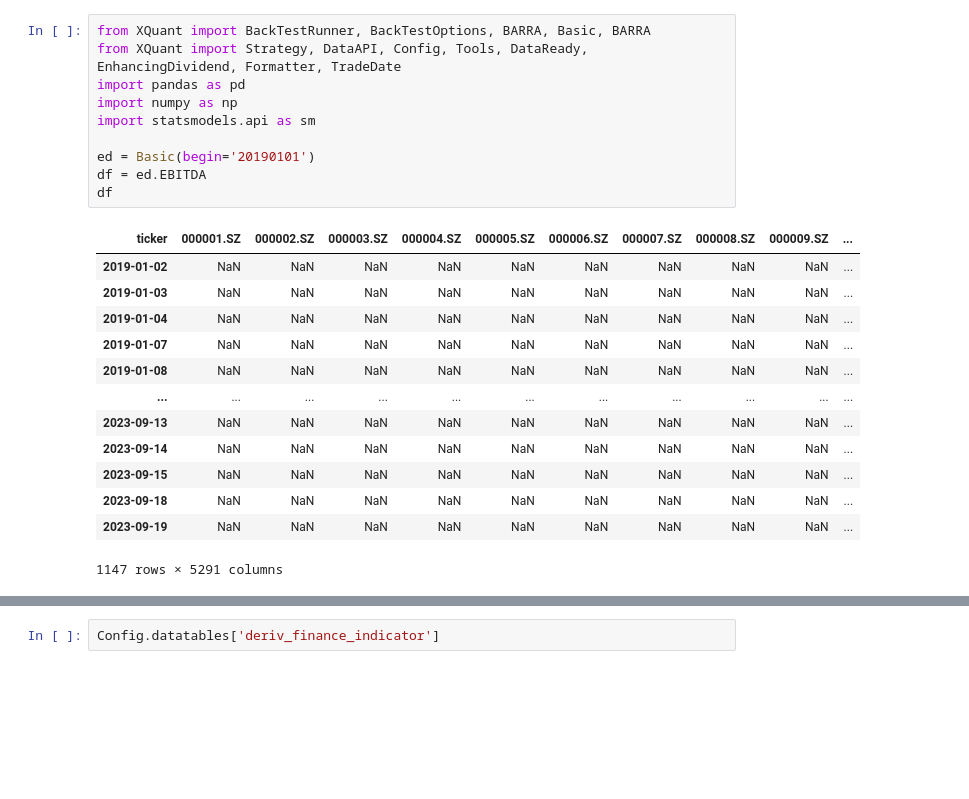
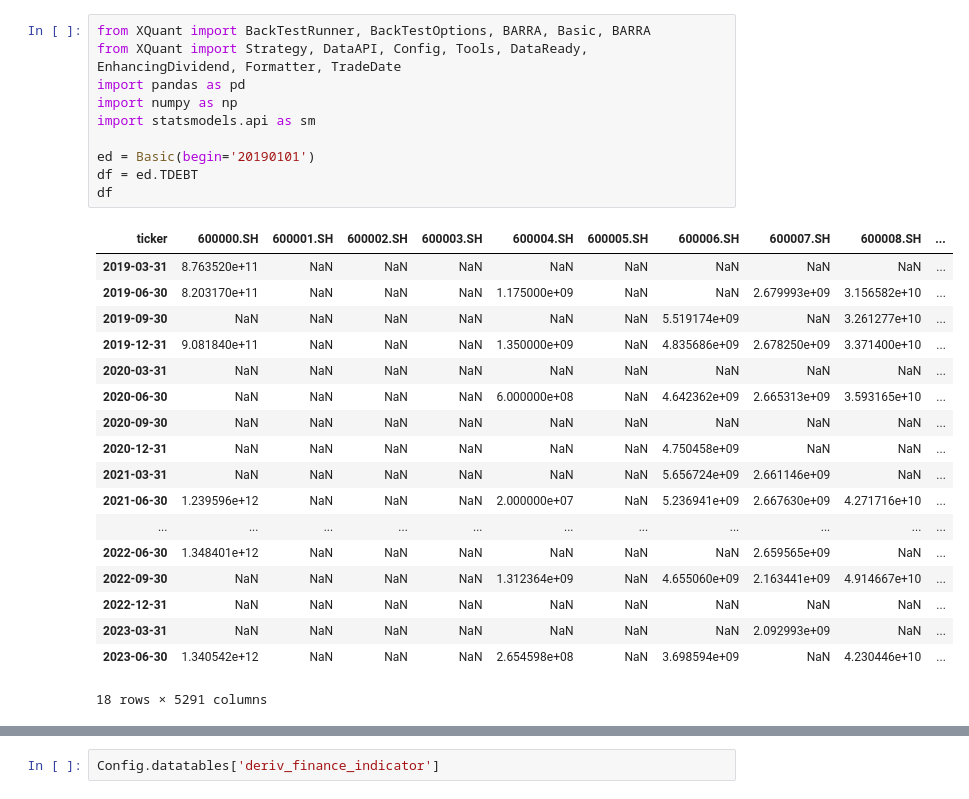
Before and after one commit to KangruiYuan/XQuant, a Jupyter notebook: ModuleTests/BaseTest.ipynb, the cells around one changed output, grey strips where cells are left out. Saved outputs shown, nothing was run; the diff lists cells and outputs as text; blank space fills up the shorter version.

```diff
--- a/ModuleTests/BaseTest.ipynb
+++ b/ModuleTests/BaseTest.ipynb
@@ -1,25 +1,30 @@
 # %%
 from XQuant import BackTestRunner, BackTestOptions, BARRA, Basic, BARRA
 from XQuant import Strategy, DataAPI, Config, Tools, DataReady, EnhancingDividend, Formatter, TradeDate
 import pandas as pd
 import numpy as np
 import statsmodels.api as sm
 
 ed = Basic(begin='20190101')
-df = ed.EBITDA
+df = ed.TDEBT
 df
 # %% [output]
-| ticker | 000001.SZ | 000002.SZ | 000003.SZ | 000004.SZ | 000005.SZ | 000006.SZ | 000007.SZ | 000008.SZ | 000009.SZ | ... |
-| 2019-01-02 | NaN | NaN | NaN | NaN | NaN | NaN | NaN | NaN | NaN | ... |
-| 2019-01-03 | NaN | NaN | NaN | NaN | NaN | NaN | NaN | NaN | NaN | ... |
-| 2019-01-04 | NaN | NaN | NaN | NaN | NaN | NaN | NaN | NaN | NaN | ... |
-| 2019-01-07 | NaN | NaN | NaN | NaN | NaN | NaN | NaN | NaN | NaN | ... |
-| 2019-01-08 | NaN | NaN | NaN | NaN | NaN | NaN | NaN | NaN | NaN | ... |
+| ticker | 600000.SH | 600001.SH | 600002.SH | 600003.SH | 600004.SH | 600005.SH | 600006.SH | 600007.SH | 600008.SH | ... |
+| 2019-03-31 | 8.763520e+11 | NaN | NaN | NaN | NaN | NaN | NaN | NaN | NaN | ... |
+| 2019-06-30 | 8.203170e+11 | NaN | NaN | NaN | 1.175000e+09 | NaN | NaN | 2.679993e+09 | 3.156582e+10 | ... |
+| 2019-09-30 | NaN | NaN | NaN | NaN | NaN | NaN | 5.519174e+09 | NaN | 3.261277e+10 | ... |
+| 2019-12-31 | 9.081840e+11 | NaN | NaN | NaN | 1.350000e+09 | NaN | 4.835686e+09 | 2.678250e+09 | 3.371400e+10 | ... |
+| 2020-03-31 | NaN | NaN | NaN | NaN | NaN | NaN | NaN | NaN | NaN | ... |
+| 2020-06-30 | NaN | NaN | NaN | NaN | 6.000000e+08 | NaN | 4.642362e+09 | 2.665313e+09 | 3.593165e+10 | ... |
+| 2020-09-30 | NaN | NaN | NaN | NaN | NaN | NaN | NaN | NaN | NaN | ... |
+| 2020-12-31 | NaN | NaN | NaN | NaN | NaN | NaN | 4.750458e+09 | NaN | NaN | ... |
+| 2021-03-31 | NaN | NaN | NaN | NaN | NaN | NaN | 5.656724e+09 | 2.661146e+09 | NaN | ... |
+| 2021-06-30 | 1.239596e+12 | NaN | NaN | NaN | 2.000000e+07 | NaN | 5.236941e+09 | 2.667630e+09 | 4.271716e+10 | ... |
 | ... | ... | ... | ... | ... | ... | ... | ... | ... | ... | ... |
-| 2023-09-13 | NaN | NaN | NaN | NaN | NaN | NaN | NaN | NaN | NaN | ... |
-| 2023-09-14 | NaN | NaN | NaN | NaN | NaN | NaN | NaN | NaN | NaN | ... |
-| 2023-09-15 | NaN | NaN | NaN | NaN | NaN | NaN | NaN | NaN | NaN | ... |
-| 2023-09-18 | NaN | NaN | NaN | NaN | NaN | NaN | NaN | NaN | NaN | ... |
-| 2023-09-19 | NaN | NaN | NaN | NaN | NaN | NaN | NaN | NaN | NaN | ... |
+| 2022-06-30 | 1.348401e+12 | NaN | NaN | NaN | NaN | NaN | NaN | 2.659565e+09 | NaN | ... |
+| 2022-09-30 | NaN | NaN | NaN | NaN | 1.312364e+09 | NaN | 4.655060e+09 | 2.163441e+09 | 4.914667e+10 | ... |
+| 2022-12-31 | NaN | NaN | NaN | NaN | NaN | NaN | NaN | NaN | NaN | ... |
+| 2023-03-31 | NaN | NaN | NaN | NaN | NaN | NaN | NaN | 2.092993e+09 | NaN | ... |
+| 2023-06-30 | 1.340542e+12 | NaN | NaN | NaN | 2.654598e+08 | NaN | 3.698594e+09 | NaN | 4.230446e+10 | ... |
-1147 rows × 5291 columns
+18 rows × 5291 columns
 # %%
```
Also changed, not shown: parts of 1 cell of this notebook, 3 other files.
